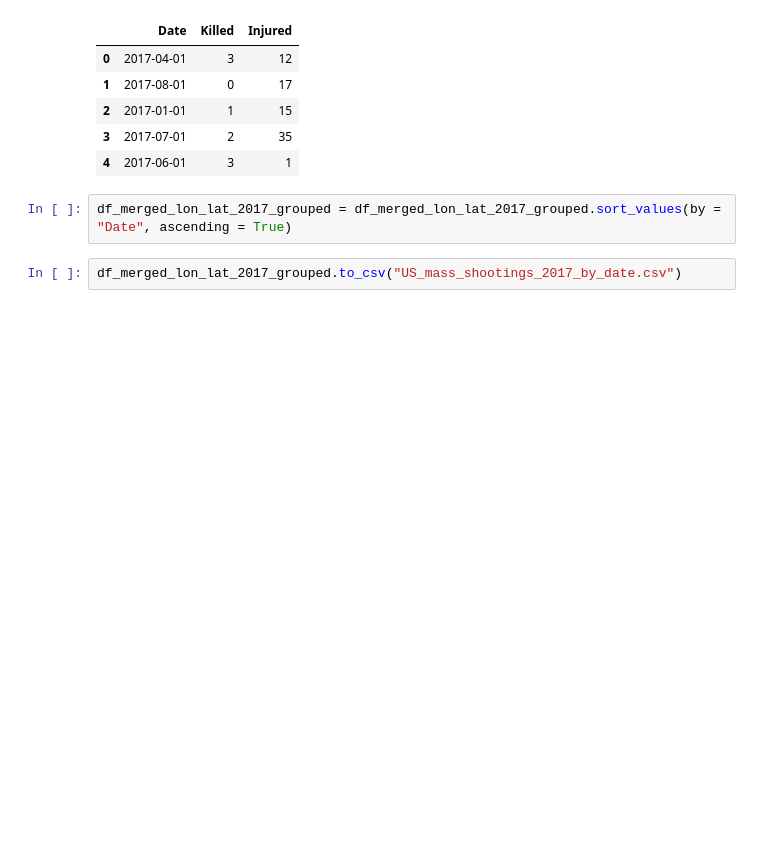
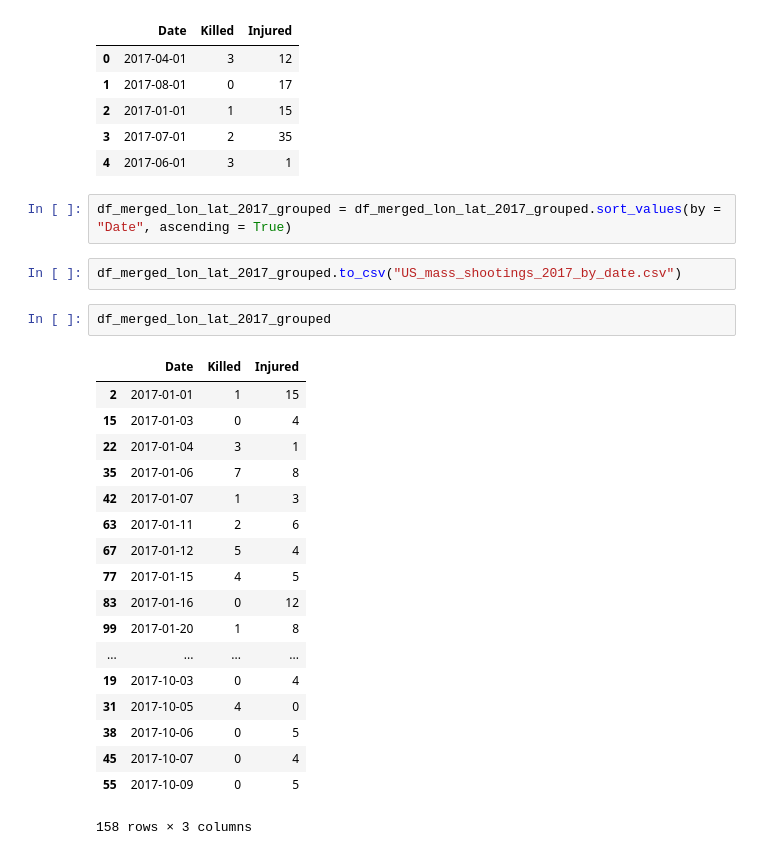
Before and after one commit to JulienAssouline/data-studios-projects, a Jupyter notebook: code/US_mass_shootings/US_Mass_Shootings.ipynb, the cells around one changed output. Cells and saved outputs as stored; diff of their text form; blank space fills up the shorter version.

```diff
--- a/code/US_mass_shootings/US_Mass_Shootings.ipynb
+++ b/code/US_mass_shootings/US_Mass_Shootings.ipynb
@@ -309,3 +309,24 @@ df_merged_lon_lat_2017_grouped.head()
 df_merged_lon_lat_2017_grouped = df_merged_lon_lat_2017_grouped.sort_values(by = "Date", ascending = True)
 # %%
 df_merged_lon_lat_2017_grouped.to_csv("US_mass_shootings_2017_by_date.csv")
+# %%
+df_merged_lon_lat_2017_grouped
+# %% [output]
+|  | Date | Killed | Injured |
+| 2 | 2017-01-01 | 1 | 15 |
+| 15 | 2017-01-03 | 0 | 4 |
+| 22 | 2017-01-04 | 3 | 1 |
+| 35 | 2017-01-06 | 7 | 8 |
+| 42 | 2017-01-07 | 1 | 3 |
+| 63 | 2017-01-11 | 2 | 6 |
+| 67 | 2017-01-12 | 5 | 4 |
+| 77 | 2017-01-15 | 4 | 5 |
+| 83 | 2017-01-16 | 0 | 12 |
+| 99 | 2017-01-20 | 1 | 8 |
+| ... | ... | ... | ... |
+| 19 | 2017-10-03 | 0 | 4 |
+| 31 | 2017-10-05 | 4 | 0 |
+| 38 | 2017-10-06 | 0 | 5 |
+| 45 | 2017-10-07 | 0 | 4 |
+| 55 | 2017-10-09 | 0 | 5 |
+158 rows × 3 columns
```
